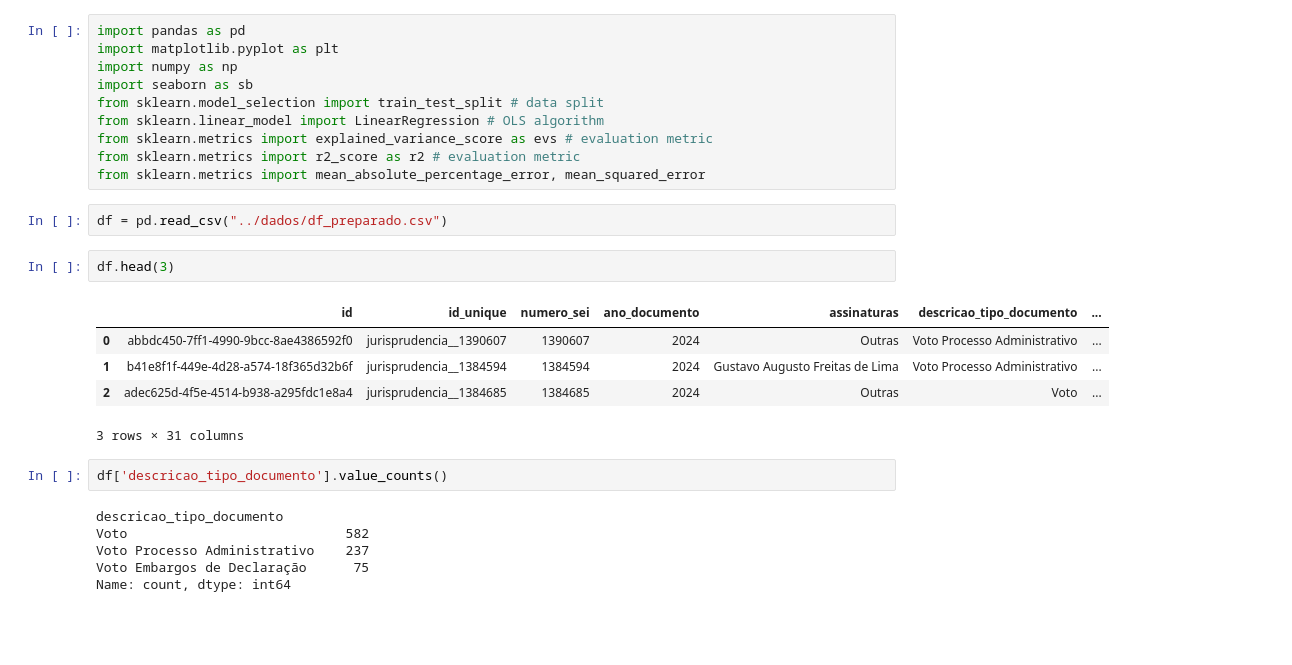
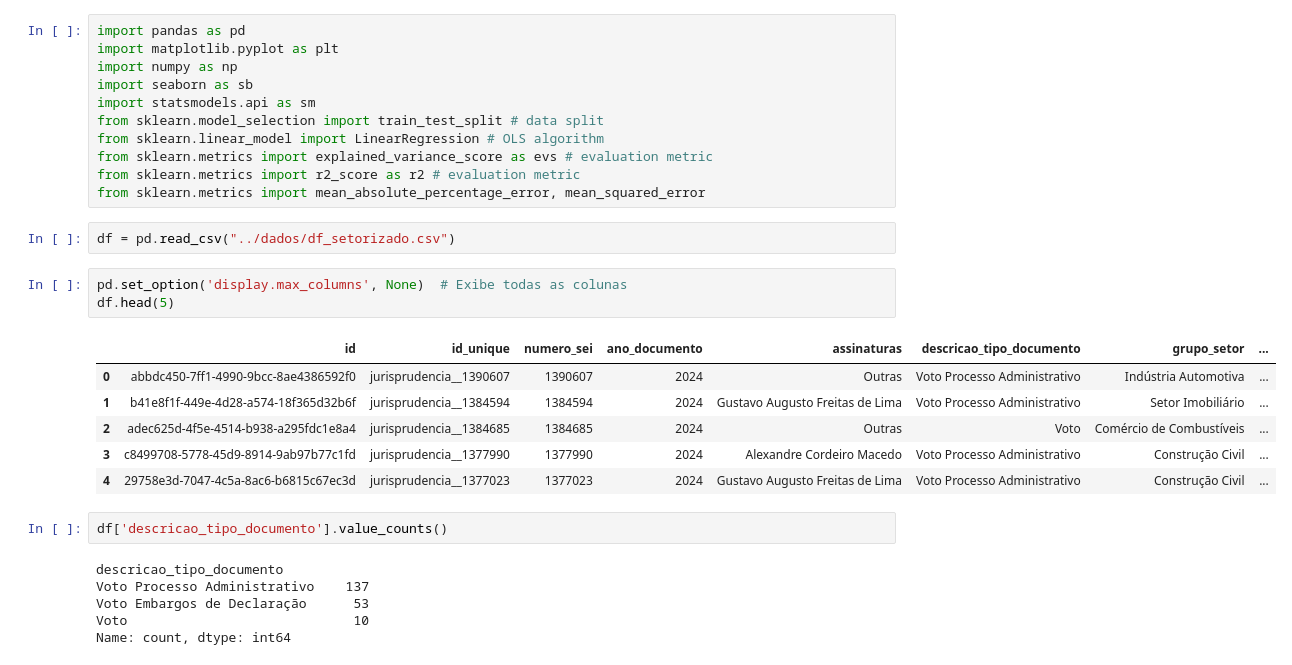
Before and after one commit to gab-correia/analise-cade, a Jupyter notebook: notebooks/modelo.ipynb, the cells around one changed output. Cells and saved outputs as stored; diff of their text form; blank space fills up the shorter version.

```diff
--- a/notebooks/modelo.ipynb
+++ b/notebooks/modelo.ipynb
@@ -3,28 +3,31 @@ import pandas as pd
 import matplotlib.pyplot as plt
 import numpy as np
 import seaborn as sb
+import statsmodels.api as sm
 from sklearn.model_selection import train_test_split # data split
 from sklearn.linear_model import LinearRegression # OLS algorithm
 from sklearn.metrics import explained_variance_score as evs # evaluation metric
 from sklearn.metrics import r2_score as r2 # evaluation metric
 from sklearn.metrics import mean_absolute_percentage_error, mean_squared_error
 # %%
-df = pd.read_csv("../dados/df_preparado.csv")
+df = pd.read_csv("../dados/df_setorizado.csv")
 # %%
-df.head(3)
+pd.set_option('display.max_columns', None)  # Exibe todas as colunas
+df.head(5)
 # %% [output]
-|  | id | id_unique | numero_sei | ano_documento | assinaturas | descricao_tipo_documento | ... |
-| 0 | abbdc450-7ff1-4990-9bcc-8ae4386592f0 | jurisprudencia__1390607 | 1390607 | 2024 | Outras | Voto Processo Administrativo | ... |
-| 1 | b41e8f1f-449e-4d28-a574-18f365d32b6f | jurisprudencia__1384594 | 1384594 | 2024 | Gustavo Augusto Freitas de Lima | Voto Processo Administrativo | ... |
-| 2 | adec625d-4f5e-4514-b938-a295fdc1e8a4 | jurisprudencia__1384685 | 1384685 | 2024 | Outras | Voto | ... |
+|  | id | id_unique | numero_sei | ano_documento | assinaturas | descricao_tipo_documento | grupo_setor | ... |
+| 0 | abbdc450-7ff1-4990-9bcc-8ae4386592f0 | jurisprudencia__1390607 | 1390607 | 2024 | Outras | Voto Processo Administrativo | Indústria Automotiva | ... |
+| 1 | b41e8f1f-449e-4d28-a574-18f365d32b6f | jurisprudencia__1384594 | 1384594 | 2024 | Gustavo Augusto Freitas de Lima | Voto Processo Administrativo | Setor Imobiliário | ... |
+| 2 | adec625d-4f5e-4514-b938-a295fdc1e8a4 | jurisprudencia__1384685 | 1384685 | 2024 | Outras | Voto | Comércio de Combustíveis | ... |
+| 3 | c8499708-5778-45d9-8914-9ab97b77c1fd | jurisprudencia__1377990 | 1377990 | 2024 | Alexandre Cordeiro Macedo | Voto Processo Administrativo | Construção Civil | ... |
+| 4 | 29758e3d-7047-4c5a-8ac6-b6815c67ec3d | jurisprudencia__1377023 | 1377023 | 2024 | Gustavo Augusto Freitas de Lima | Voto Processo Administrativo | Construção Civil | ... |
-3 rows × 31 columns
 # %%
 df['descricao_tipo_documento'].value_counts()
 # %% [output]
 descricao_tipo_documento
-Voto                            582
-Voto Processo Administrativo    237
-Voto Embargos de Declaração      75
+Voto Processo Administrativo    137
+Voto Embargos de Declaração      53
+Voto                             10
 Name: count, dtype: int64
 # %%
 plt.figure(figsize=(16,6))
```
Also changed, not shown: parts of 10 cells of this notebook, 2 other files.
